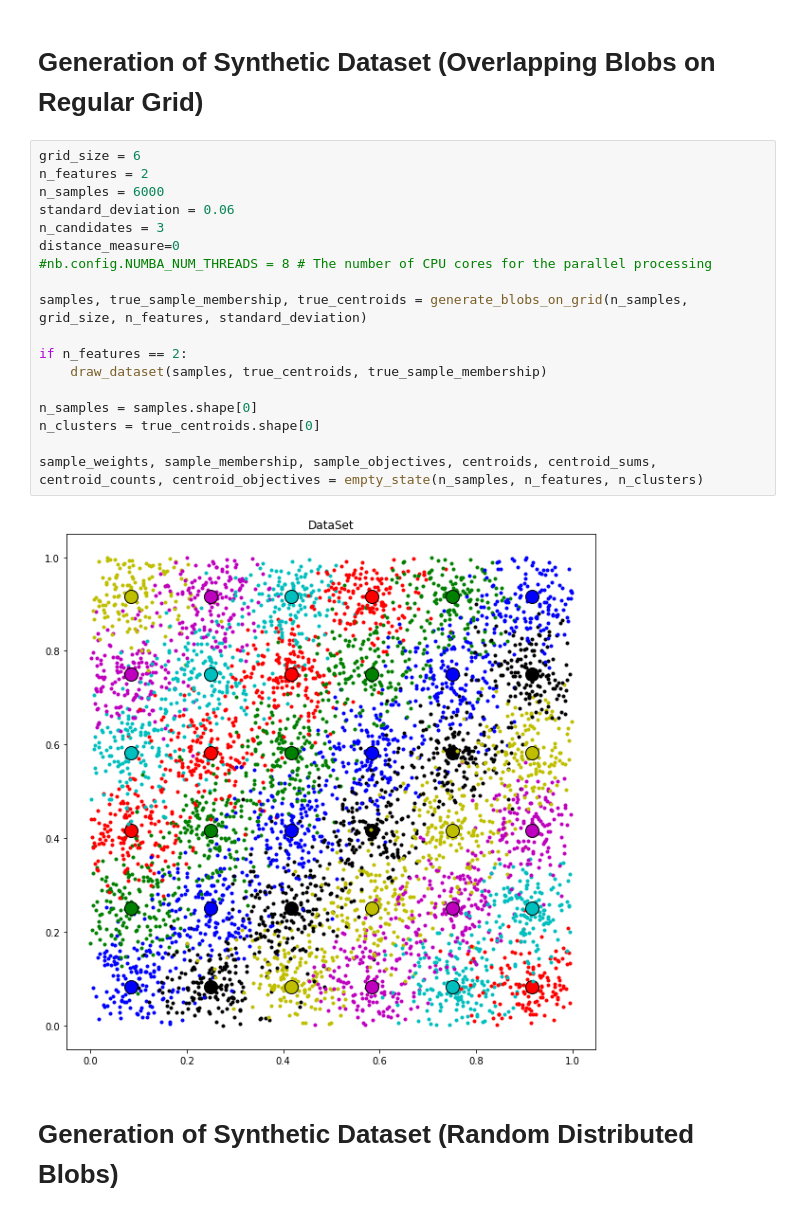
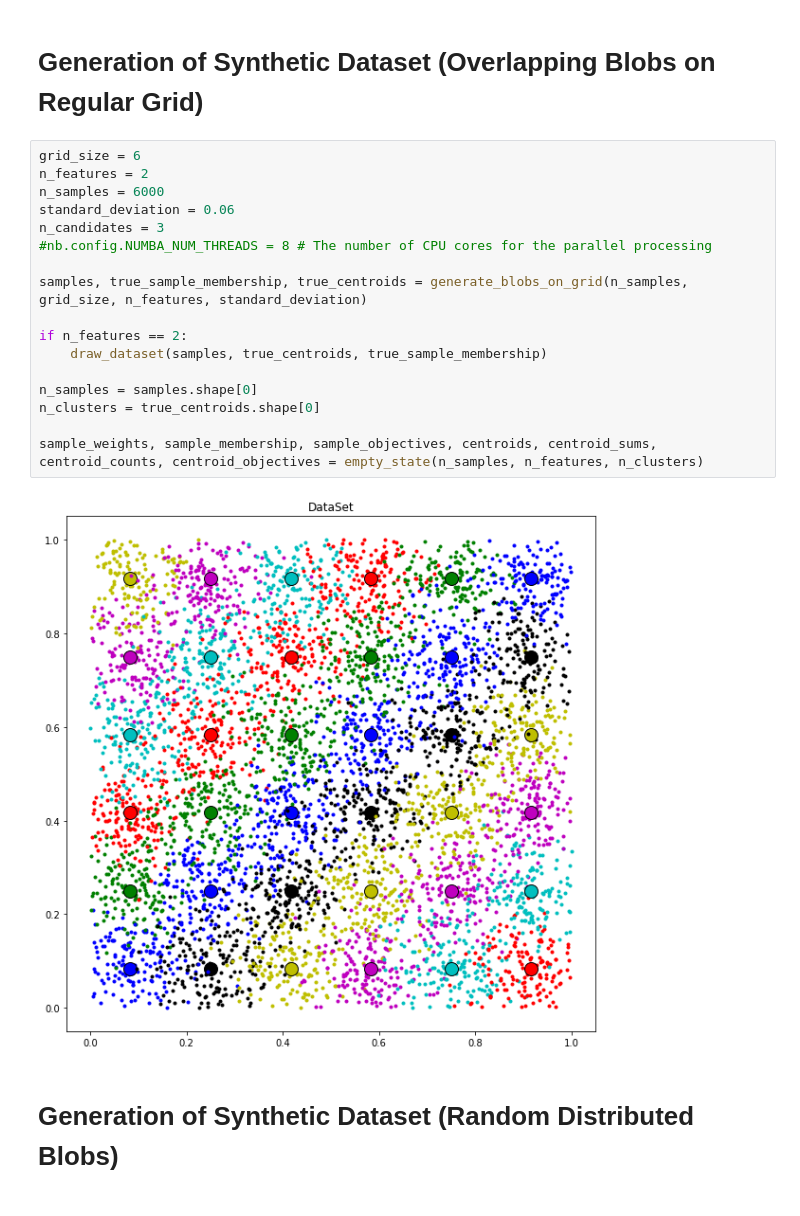
Before and after one commit to R-Mussabayev/flakylib, a Jupyter notebook: flakylib_demo.ipynb, the cells around one changed output. Saved outputs shown, nothing was run; the diff lists cells and outputs as text.

```diff
--- a/flakylib_demo.ipynb
+++ b/flakylib_demo.ipynb
@@ -11,23 +11,22 @@ from sklearn.cluster import KMeans
 # %%
 grid_size = 6
 n_features = 2
 n_samples = 6000
 standard_deviation = 0.06
 n_candidates = 3
-distance_measure=0
 #nb.config.NUMBA_NUM_THREADS = 8 # The number of CPU cores for the parallel processing
 
 samples, true_sample_membership, true_centroids = generate_blobs_on_grid(n_samples, grid_size, n_features, standard_deviation)
 
 if n_features == 2:
     draw_dataset(samples, true_centroids, true_sample_membership)
 
 n_samples = samples.shape[0]
 n_clusters = true_centroids.shape[0]
 
 sample_weights, sample_membership, sample_objectives, centroids, centroid_sums, centroid_counts, centroid_objectives = empty_state(n_samples, n_features, n_clusters)
 # %% [output]
-[figure, old version]
+[figure, new version]
 # %% [markdown]
 # Generation of Synthetic Dataset (Random Distributed Blobs)
 # %%
```
Also changed, not shown: parts of 25 cells of this notebook, 2 other files.
